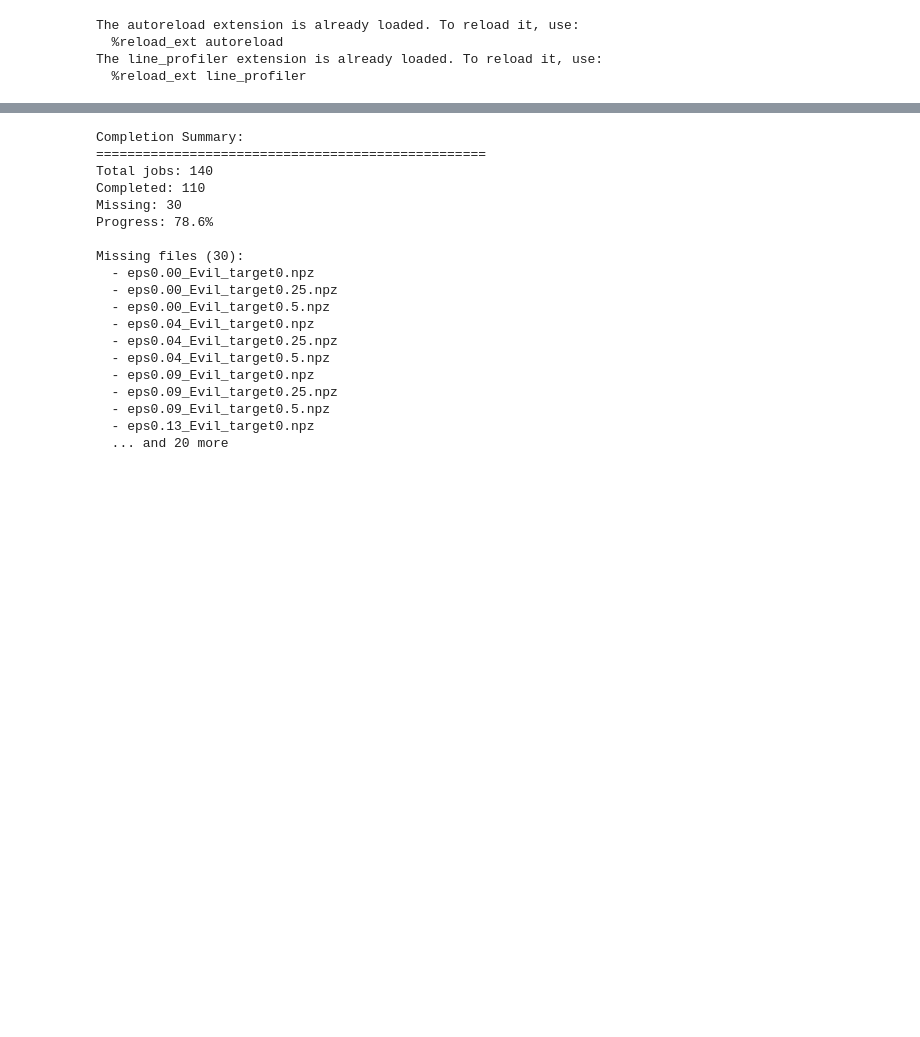
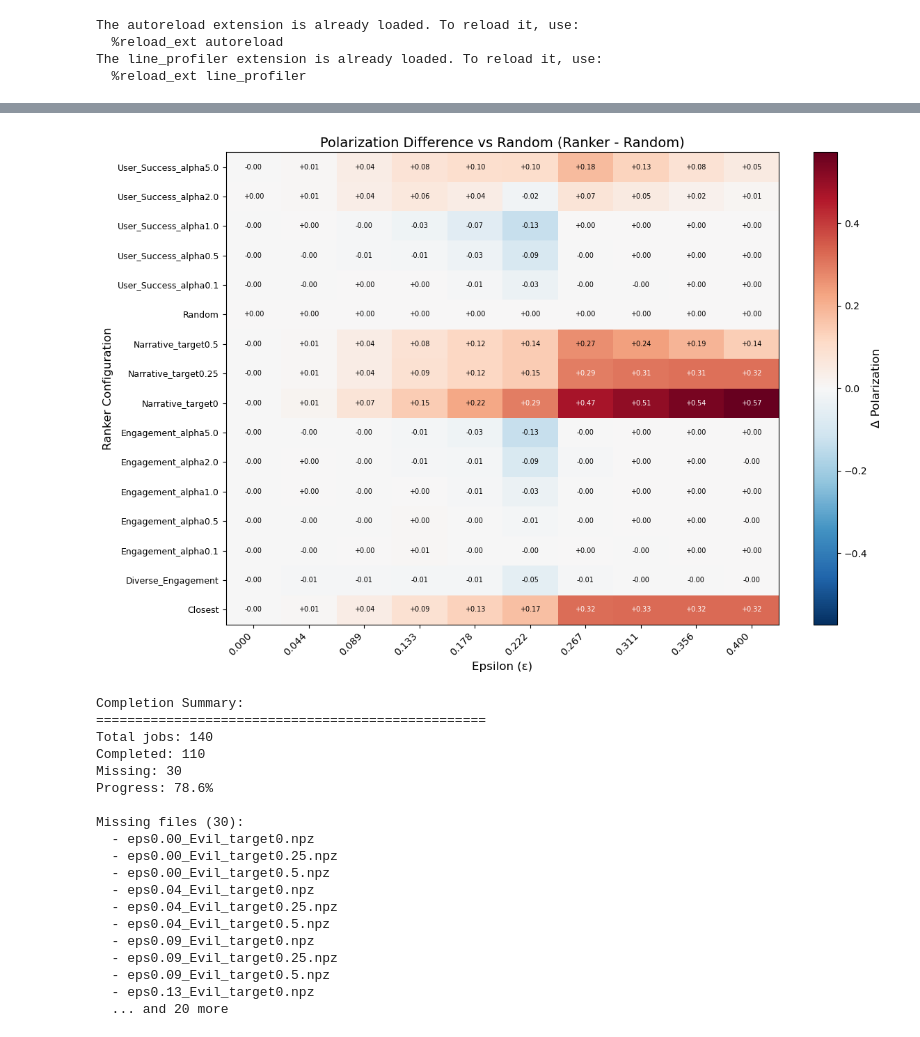
Before and after one commit to Fabio-FS/the_ranking_KIT, a Jupyter notebook: runme.ipynb, the cells around one changed output, grey strips where cells are left out. Cells and saved outputs as stored; diff of their text form; code cells hidden in the pictures; blank space fills up the shorter version.

```diff
--- a/runme.ipynb
+++ b/runme.ipynb
@@ -61,3 +103,8 @@ plt.show()
+# %%
+fig  = plot_polarization_vs_random_heatmap(metrics_dict, epsilon_list, ranker_list)
+plt.show()
+# %% [output]
+[figure, added]
 # %%
 import numpy as np
 import matplotlib.pyplot as plt
```
Also changed, not shown: parts of 4 cells of this notebook, 10 other files.
